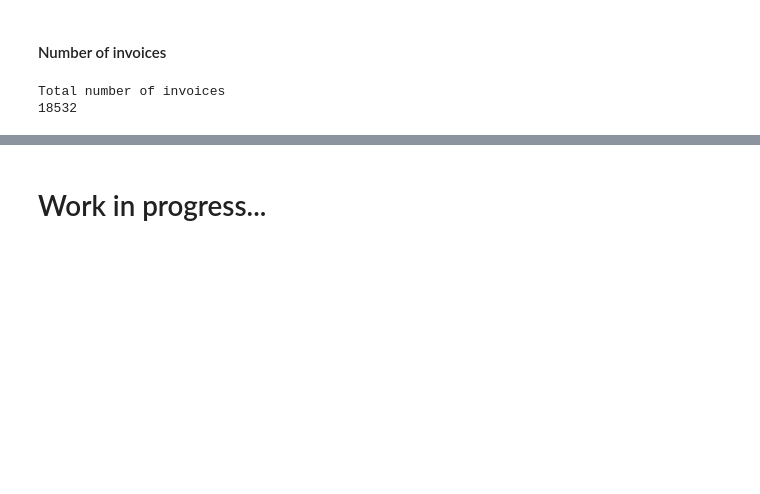
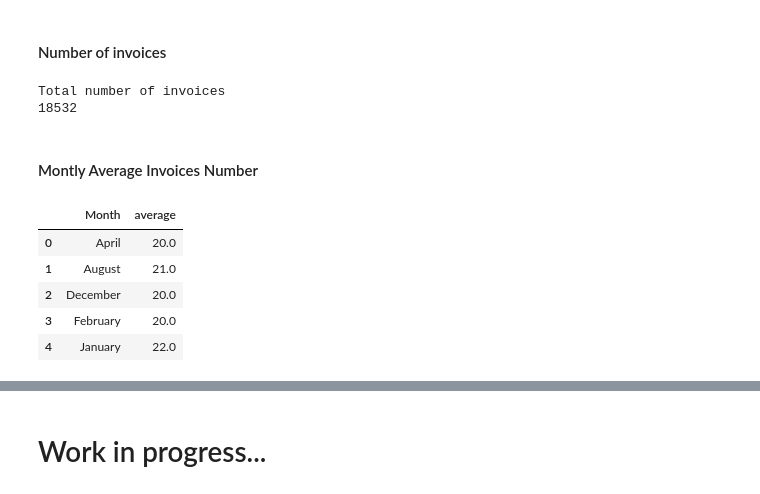
Before and after one commit to mohamedabidi97/customer-segmentation-online-retail, a Jupyter notebook: e-commerce-investigate-the-data-thoroughly.ipynb, the cells around one changed output, grey strips where cells are left out. Saved outputs shown, nothing was run; the diff lists cells and outputs as text; code cells hidden in the pictures; blank space fills up the shorter version.

Commit message:
Add average number of invoices

```diff
--- a/e-commerce-investigate-the-data-thoroughly.ipynb
+++ b/e-commerce-investigate-the-data-thoroughly.ipynb
@@ -558,3 +558,17 @@ print(colored("Total number of invoices", "magenta", attrs=['bold']) + "\n" + st
 # %% [output]
 Total number of invoices
 18532
+# %% [markdown]
+#### Montly Average Invoices Number
+# %%
+invoice_number = df.groupby(['InvoiceNo', 'Month']).size().reset_index(name='average')
+monthly_invoice_number = invoice_number.groupby(['Month'])['average'].mean().reset_index()
+monthly_invoice_number['average']  = monthly_invoice_number.average.round()
+monthly_invoice_number.head()
+# %% [output]
+|  | Month | average |
+| 0 | April | 20.0 |
+| 1 | August | 21.0 |
+| 2 | December | 20.0 |
+| 3 | February | 20.0 |
+| 4 | January | 22.0 |
```
Also changed, not shown: parts of 2 cells of this notebook.
